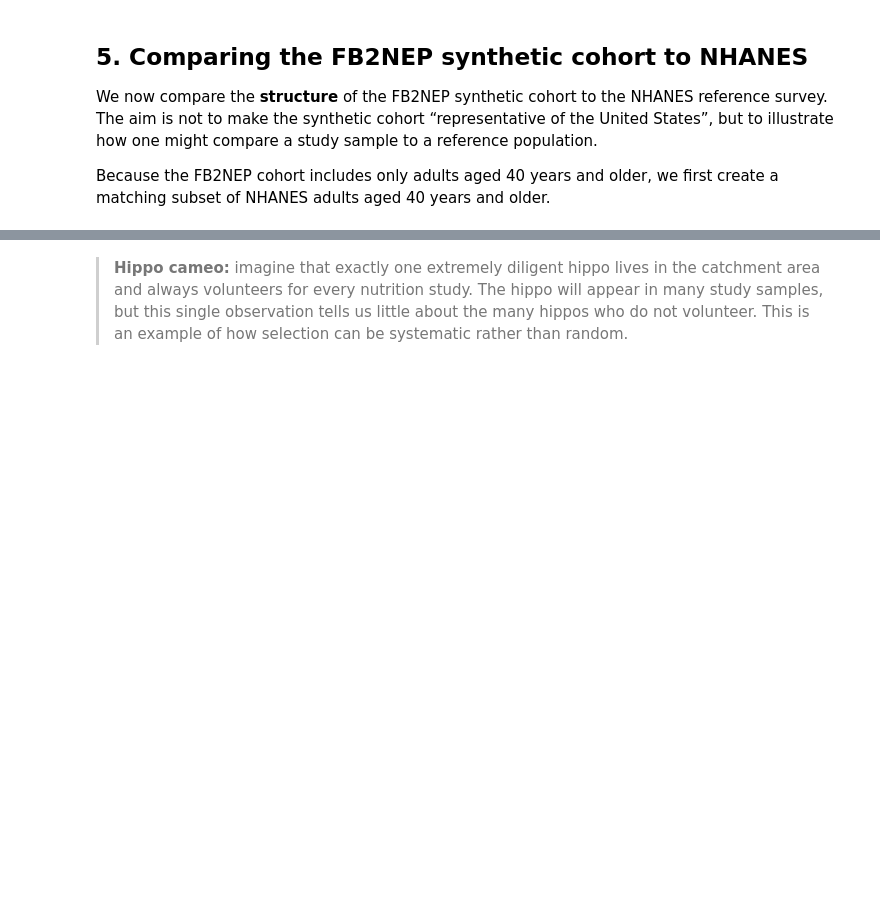
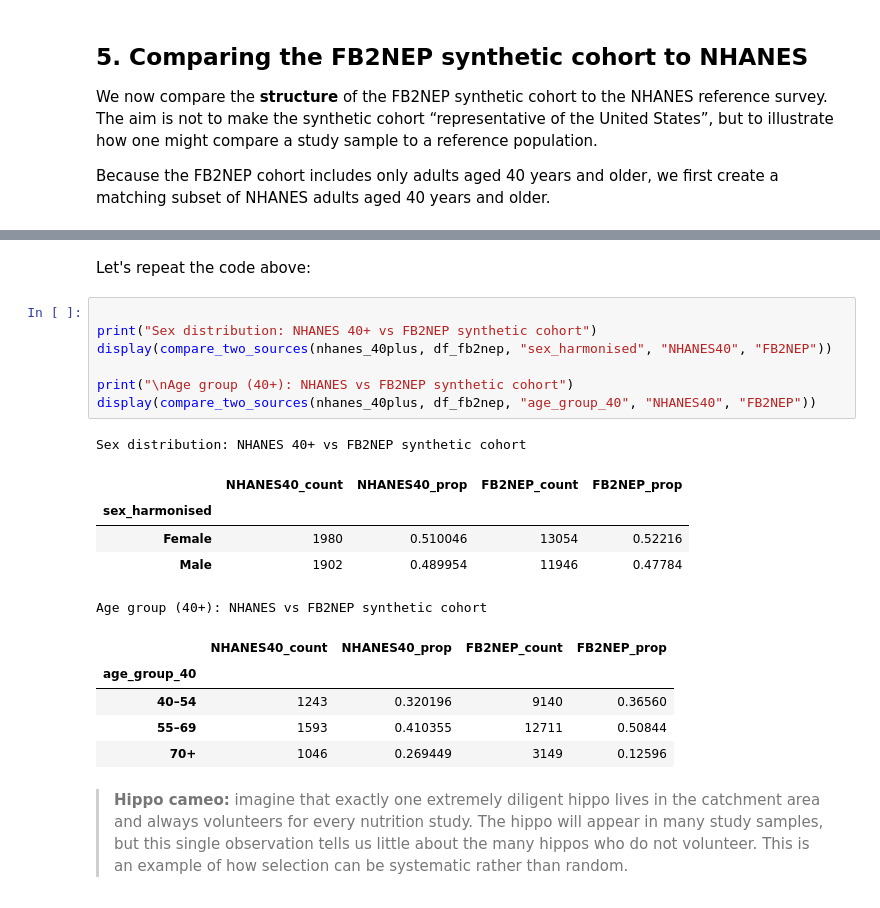
Before and after one commit to ggkuhnle/fb2nep-epi, a Jupyter notebook: notebooks/02_representative.ipynb, the cells around one changed output, grey strips where cells are left out. Cells and saved outputs as stored; diff of their text form; blank space fills up the shorter version.

```diff
--- a/notebooks/02_representative.ipynb
+++ b/notebooks/02_representative.ipynb
@@ -433,3 +618,24 @@ display(compare_two_sources(nhanes_40plus, df_fb2nep, "age_group_40", "NHANES40"
+# %% [markdown]
+Let's repeat the code above:
+# %%
+
+print("Sex distribution: NHANES 40+ vs FB2NEP synthetic cohort")
+display(compare_two_sources(nhanes_40plus, df_fb2nep, "sex_harmonised", "NHANES40", "FB2NEP"))
+
+print("\nAge group (40+): NHANES vs FB2NEP synthetic cohort")
+display(compare_two_sources(nhanes_40plus, df_fb2nep, "age_group_40", "NHANES40", "FB2NEP"))
+# %% [output]
+Sex distribution: NHANES 40+ vs FB2NEP synthetic cohort
+|  | NHANES40_count | NHANES40_prop | FB2NEP_count | FB2NEP_prop |
+| sex_harmonised |  |  |  |  |
+| Female | 1980 | 0.510046 | 13054 | 0.52216 |
+| Male | 1902 | 0.489954 | 11946 | 0.47784 |
+Age group (40+): NHANES vs FB2NEP synthetic cohort
+|  | NHANES40_count | NHANES40_prop | FB2NEP_count | FB2NEP_prop |
+| age_group_40 |  |  |  |  |
+| 40–54 | 1243 | 0.320196 | 9140 | 0.36560 |
+| 55–69 | 1593 | 0.410355 | 12711 | 0.50844 |
+| 70+ | 1046 | 0.269449 | 3149 | 0.12596 |
 # %% [markdown]
 > **Hippo cameo:** imagine that exactly one extremely diligent hippo lives in the catchment
 > area and always volunteers for every nutrition study. The hippo will appear in many study
```
Also changed, not shown: parts of 23 cells of this notebook, 4 other files.
